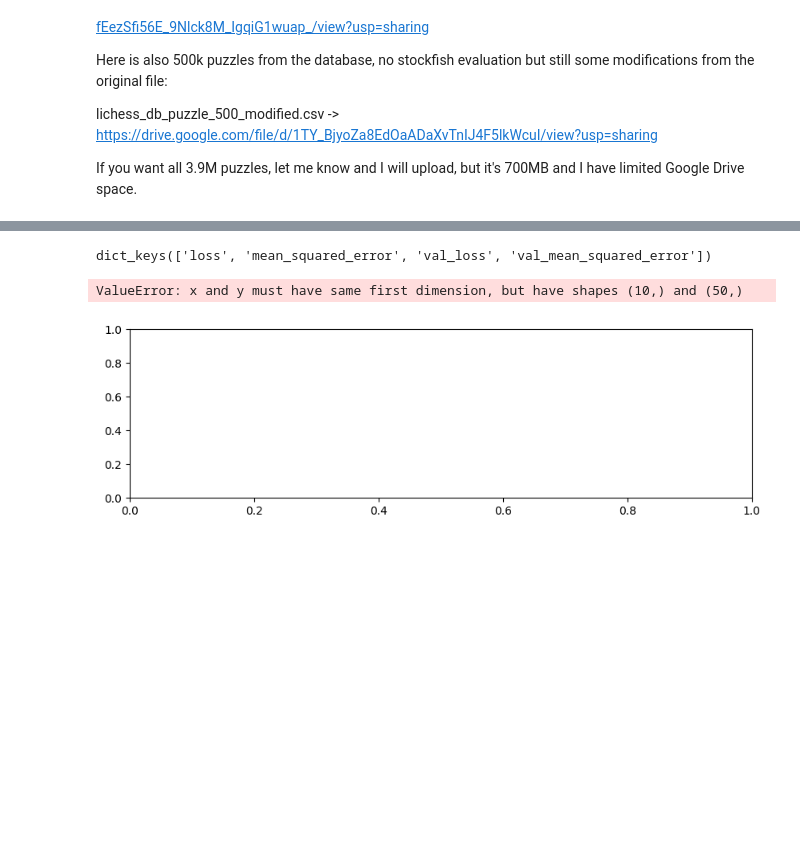
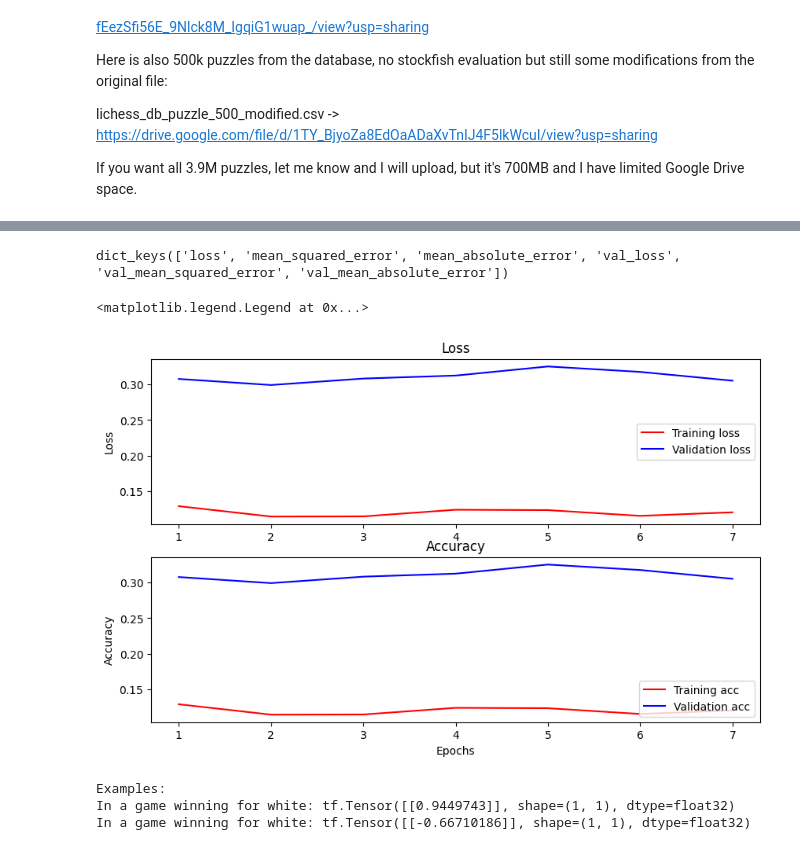
Before and after one commit to ABatraCS/Chess-Engine, a Jupyter notebook: neural_model.ipynb, the cells around one changed output, grey strips where cells are left out. Drawn from its saved outputs; the diff is of its cells as text; code cells hidden in the pictures; blank space fills up the shorter version.

```diff
--- a/neural_model.ipynb
+++ b/neural_model.ipynb
@@ -81,21 +105,12 @@ def build_model():
     x = tf.keras.layers.Conv2D(128, (3, 3), activation='relu', padding='same', name='conv_layer_3')(x)
     x = tf.keras.layers.MaxPooling2D((2, 2), name='pooling_3')(x)
     x = tf.keras.layers.Flatten()(x)
-    # image_features = tf.keras.layers.Dense(128, activation='relu')(x)
+    x = tf.keras.layers.Dense(128, activation='relu')(x)
 
     # Output layer
-    output = tf.keras.layers.Dense(1, activation="sigmoid", name='classifier')(x)
+    output = tf.keras.layers.Dense(1, name='classifier')(x)
 
     return tf.keras.Model(inputs=[image_input], outputs=output)
 
 # Example usage
 model = build_model()
-# %%
-from tensorflow.keras.optimizers import Adam
-from tensorflow.keras.losses import MeanSquaredError
-from tensorflow.keras.metrics import MeanSquaredError, MeanAbsoluteError
-
-model.compile(optimizer=Adam(5e-4),
-              loss="mean_squared_error")
-
-model.summary()
@@ -123,0 +121,11 @@ Model: "functional_9"
+# %%
+from tensorflow.keras.callbacks import EarlyStopping
+
+# Compile the model for regression
+model.compile(optimizer='adam',
+              loss='mean_squared_error',  # or 'mean_absolute_error'
+              metrics=['mean_squared_error', 'mean_absolute_error'])
+
+early_stopping = EarlyStopping(monitor='val_loss', patience=5, restore_best_weights=True)
+
+model.summary()
@@ -124,4 +150,4 @@ Model: "functional_9"
 # %%
-history = model.fit(train_ds, validation_data=val_ds, epochs=50)
+history = model.fit(train_ds, validation_data=val_ds, epochs=50, callbacks=[early_stopping])
 # %% [output]
 Epoch 1/50
@@ -140,23 +172,48 @@ KeyboardInterrupt:
 # %%
 import matplotlib.pyplot as plt
 
 history_dict = history.history
 print(history_dict.keys())
 
+acc = history_dict['mean_squared_error']
+val_acc = history_dict['val_mean_squared_error']
 loss = history_dict['loss']
 val_loss = history_dict['val_loss']
 
-epochs = range(1, 10 + 1)
+epochs = range(1, len(acc) + 1)
 fig = plt.figure(figsize=(10, 6))
 fig.tight_layout()
 
 plt.subplot(2, 1, 1)
-plt.plot(epochs, loss, 'r', label='Training')
-plt.plot(epochs, val_loss, 'b', label='Validation')
+plt.plot(epochs, loss, 'r', label='Training loss')
+plt.plot(epochs, val_loss, 'b', label='Validation loss')
 plt.title('Loss')
 plt.ylabel('Loss')
 plt.legend()
+
+plt.subplot(2, 1, 2)
+plt.plot(epochs, acc, 'r', label='Training acc')
+plt.plot(epochs, val_acc, 'b', label='Validation acc')
+plt.title('Accuracy')
+plt.xlabel('Epochs')
+plt.ylabel('Accuracy')
+plt.legend(loc='lower right')
 # %% [output]
-dict_keys(['loss', 'mean_squared_error', 'val_loss', 'val_mean_squared_error'])
+dict_keys(['loss', 'mean_squared_error', 'mean_absolute_error', 'val_loss', 'val_mean_squared_error', 'val_mean_absolute_error'])
-ValueError: x and y must have same first dimension, but have shapes (10,) and (50,)
+<matplotlib.legend.Legend at 0x...>
-[figure, old version]
+[figure, new version]
+# %%
+print("Examples: ")
+
+winning_for_white = np.array(Game("1r3k1r/pNqnppb1/6pn/2p3Np/7P/2P2Q2/PP3PP1/R1B1K2R w KQ - 2 15").to_cnn_representation(), dtype=np.float32)
+winning_for_black = np.array(Game("5rk1/R4pp1/1p5p/3Q4/1PPp2q1/3P2P1/5P2/4K3 b - - 0 34").to_cnn_representation(), dtype=np.float32)
+
+winning_for_white = np.expand_dims(winning_for_white, axis=0)
+winning_for_black = np.expand_dims(winning_for_black, axis=0)
+
+print("In a game winning for white:", model(winning_for_white))
+print("In a game winning for white:", model(winning_for_black))
+# %% [output]
+Examples:
+In a game winning for white: tf.Tensor([[0.9449743]], shape=(1, 1), dtype=float32)
+In a game winning for white: tf.Tensor([[-0.66710186]], shape=(1, 1), dtype=float32)
```
Also changed, not shown: parts of 10 cells of this notebook.
